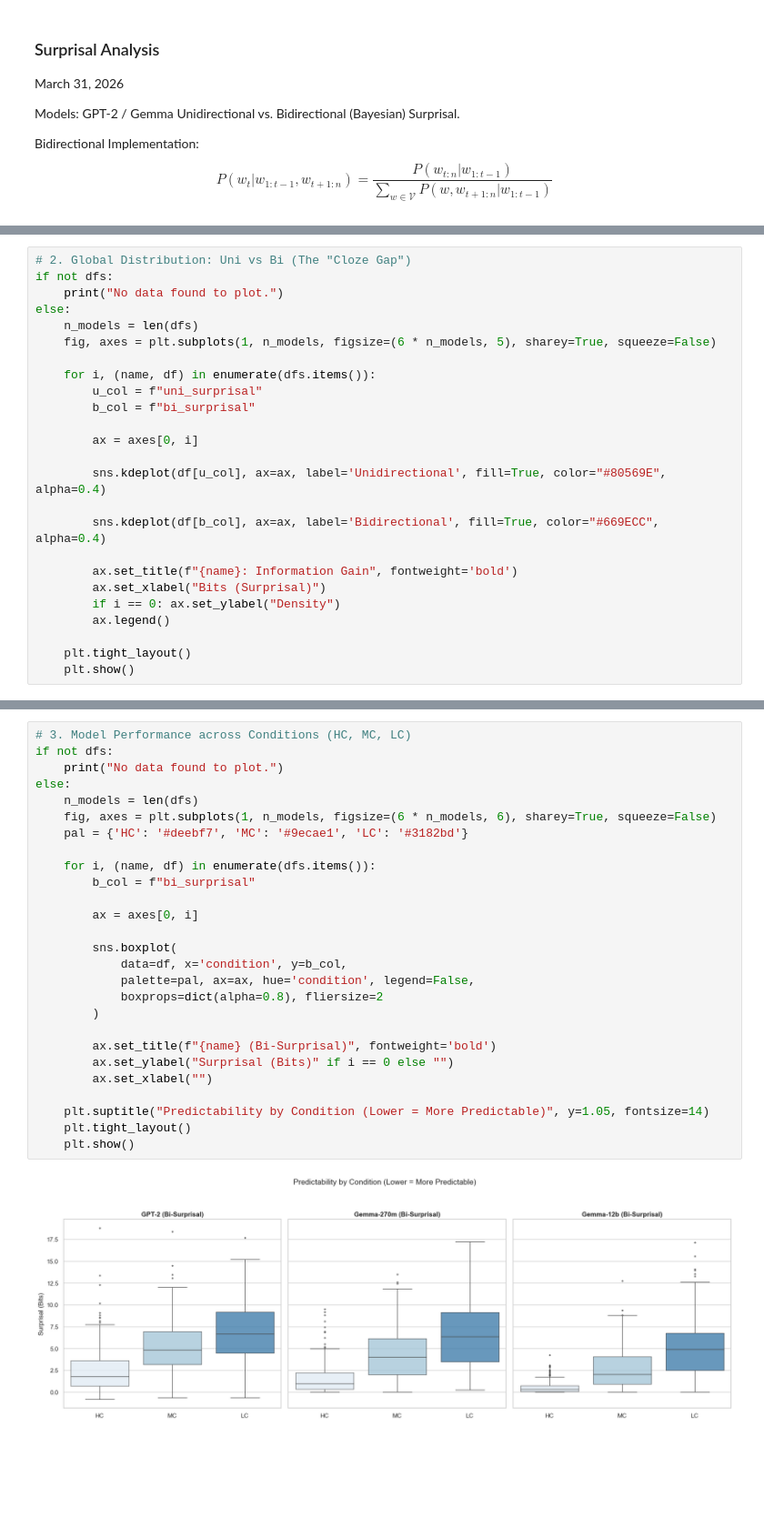
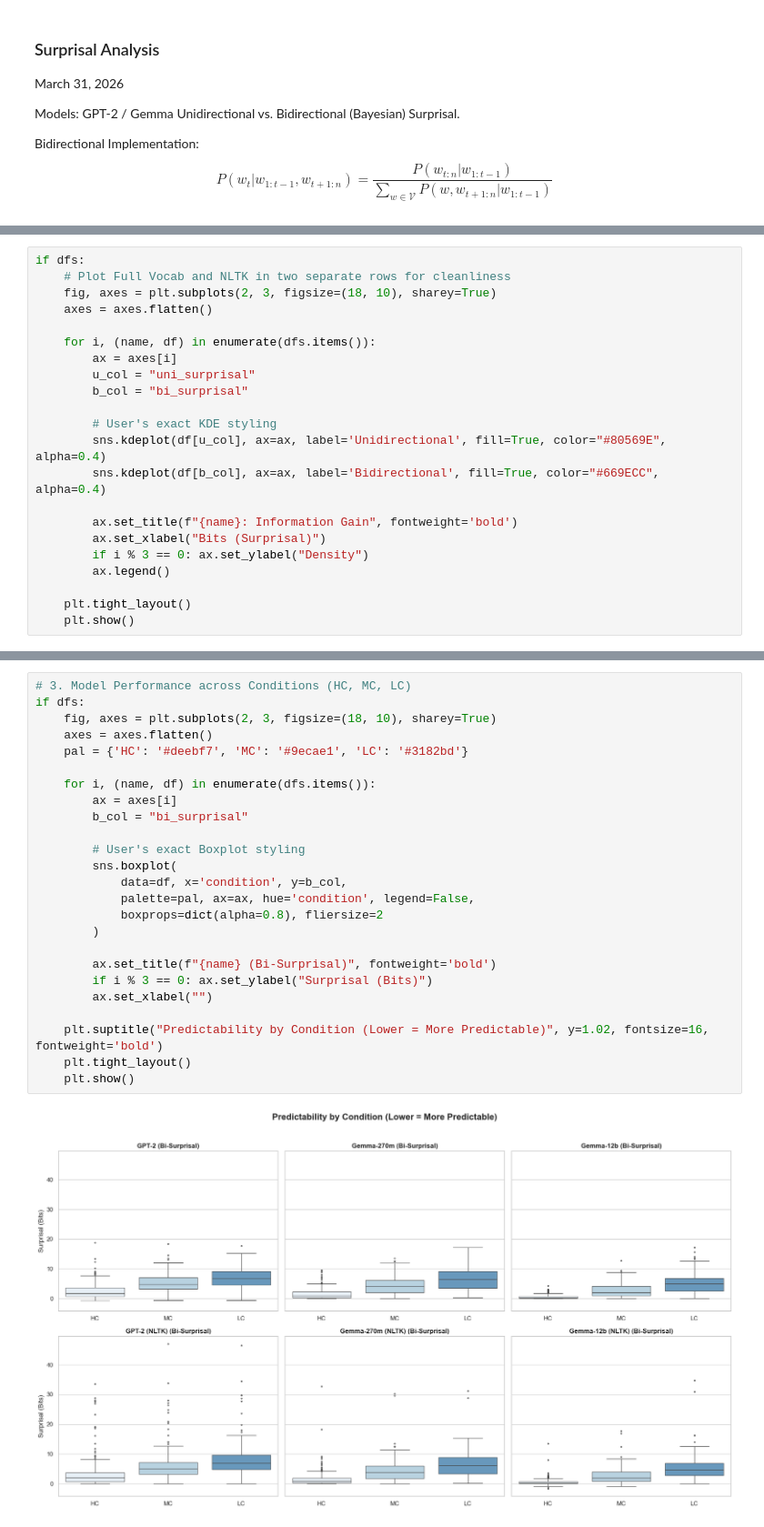
Before and after one commit to theraSara/SwP-Project, a Jupyter notebook: result_analysis.ipynb, the cells around one changed output, grey strips where cells are left out. Shown at 91% size. Cells and saved outputs as stored; diff of their text form; blank space fills up the shorter version.

```diff
--- a/result_analysis.ipynb
+++ b/result_analysis.ipynb
@@ -85,24 +41,21 @@ for name, suffix in models.items():
 # %%
-# 2. Global Distribution: Uni vs Bi (The "Cloze Gap")
-if not dfs:
-    print("No data found to plot.")
-else:
-    n_models = len(dfs)
-    fig, axes = plt.subplots(1, n_models, figsize=(6 * n_models, 5), sharey=True, squeeze=False)
+if dfs:
+    # Plot Full Vocab and NLTK in two separate rows for cleanliness
+    fig, axes = plt.subplots(2, 3, figsize=(18, 10), sharey=True)
+    axes = axes.flatten()
 
     for i, (name, df) in enumerate(dfs.items()):
-        u_col = f"uni_surprisal"
-        b_col = f"bi_surprisal"
+        ax = axes[i]
+        u_col = "uni_surprisal"
+        b_col = "bi_surprisal"
 
-        ax = axes[0, i]
-
+        # User's exact KDE styling
         sns.kdeplot(df[u_col], ax=ax, label='Unidirectional', fill=True, color="#80569E", alpha=0.4)
-
         sns.kdeplot(df[b_col], ax=ax, label='Bidirectional', fill=True, color="#669ECC", alpha=0.4)
 
         ax.set_title(f"{name}: Information Gain", fontweight='bold')
         ax.set_xlabel("Bits (Surprisal)")
-        if i == 0: ax.set_ylabel("Density")
+        if i % 3 == 0: ax.set_ylabel("Density")
         ax.legend()
 
     plt.tight_layout()
@@ -112,32 +65,30 @@ else:
 # %%
 # 3. Model Performance across Conditions (HC, MC, LC)
-if not dfs:
-    print("No data found to plot.")
-else:
-    n_models = len(dfs)
-    fig, axes = plt.subplots(1, n_models, figsize=(6 * n_models, 6), sharey=True, squeeze=False)
+if dfs:
+    fig, axes = plt.subplots(2, 3, figsize=(18, 10), sharey=True)
+    axes = axes.flatten()
     pal = {'HC': '#deebf7', 'MC': '#9ecae1', 'LC': '#3182bd'}
 
     for i, (name, df) in enumerate(dfs.items()):
-        b_col = f"bi_surprisal"
+        ax = axes[i]
+        b_col = "bi_surprisal"
 
-        ax = axes[0, i]
-
+        # User's exact Boxplot styling
         sns.boxplot(
             data=df, x='condition', y=b_col,
             palette=pal, ax=ax, hue='condition', legend=False,
             boxprops=dict(alpha=0.8), fliersize=2
         )
 
         ax.set_title(f"{name} (Bi-Surprisal)", fontweight='bold')
-        ax.set_ylabel("Surprisal (Bits)" if i == 0 else "")
+        if i % 3 == 0: ax.set_ylabel("Surprisal (Bits)")
         ax.set_xlabel("")
 
-    plt.suptitle("Predictability by Condition (Lower = More Predictable)", y=1.05, fontsize=14)
+    plt.suptitle("Predictability by Condition (Lower = More Predictable)", y=1.02, fontsize=16, fontweight='bold')
     plt.tight_layout()
     plt.show()
 # %% [output]
-[figure, old version]
+[figure, new version]
 # %%
 print("Correlation with Human Cloze Surprisal (S=200)")
 corr_data = []
```
Also changed, not shown: parts of 9 cells of this notebook, 19 other files.
